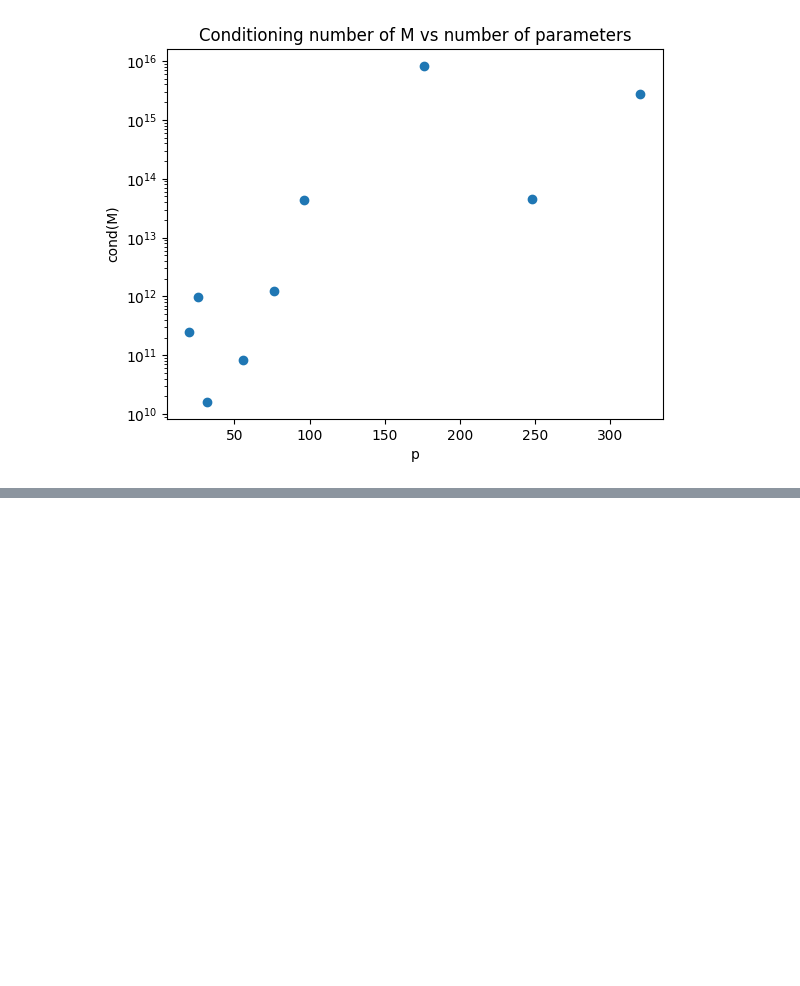
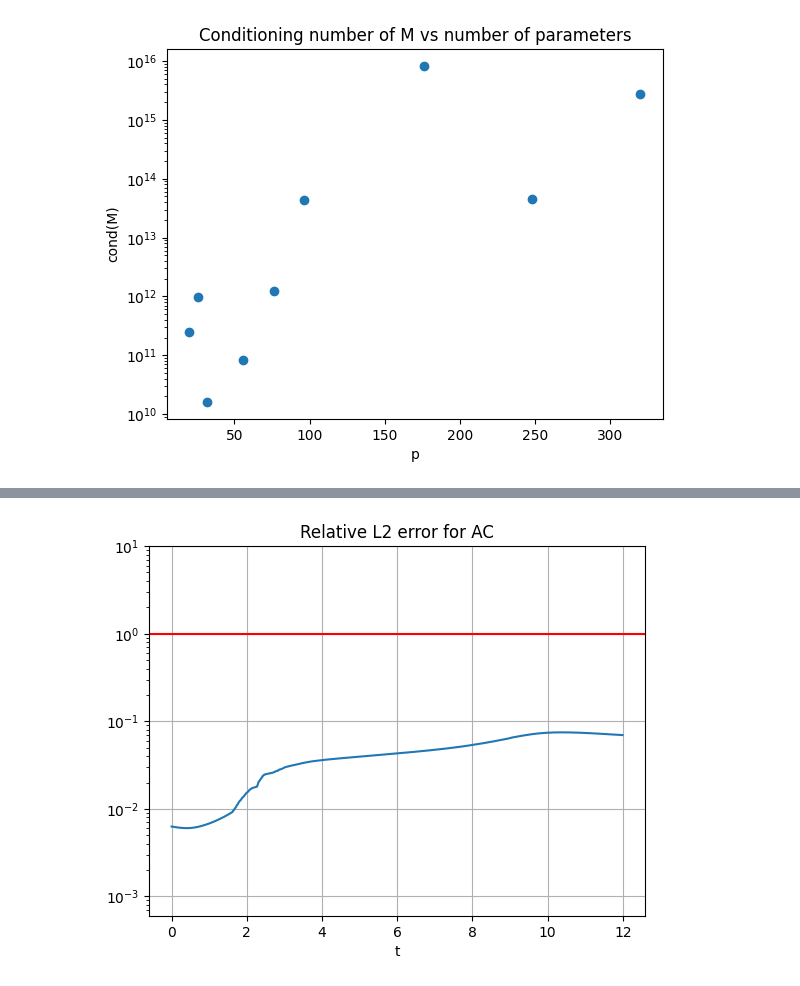
Before and after one commit to FraBet29/Neural_Galerkin, a Jupyter notebook: Allen-Cahn_conditioning.ipynb, the cells around one changed output, grey strips where cells are left out. Saved outputs shown, nothing was run; the diff lists cells and outputs as text; code cells hidden in the pictures; blank space fills up the shorter version.

```diff
--- a/Allen-Cahn_conditioning.ipynb
+++ b/Allen-Cahn_conditioning.ipynb
@@ -447,0 +612,2 @@ plt.show()
+# %%
+errors = compute_error(solution, timesteps, exactAC_eval, problem_data)
@@ -447,0 +632,4 @@ plt.show()
+# %%
+plot_error(errors, timesteps, 'Relative L2 error for AC')
+# %% [output]
+[figure, added]
```
Also changed, not shown: parts of 8 cells of this notebook, 11 other files.
